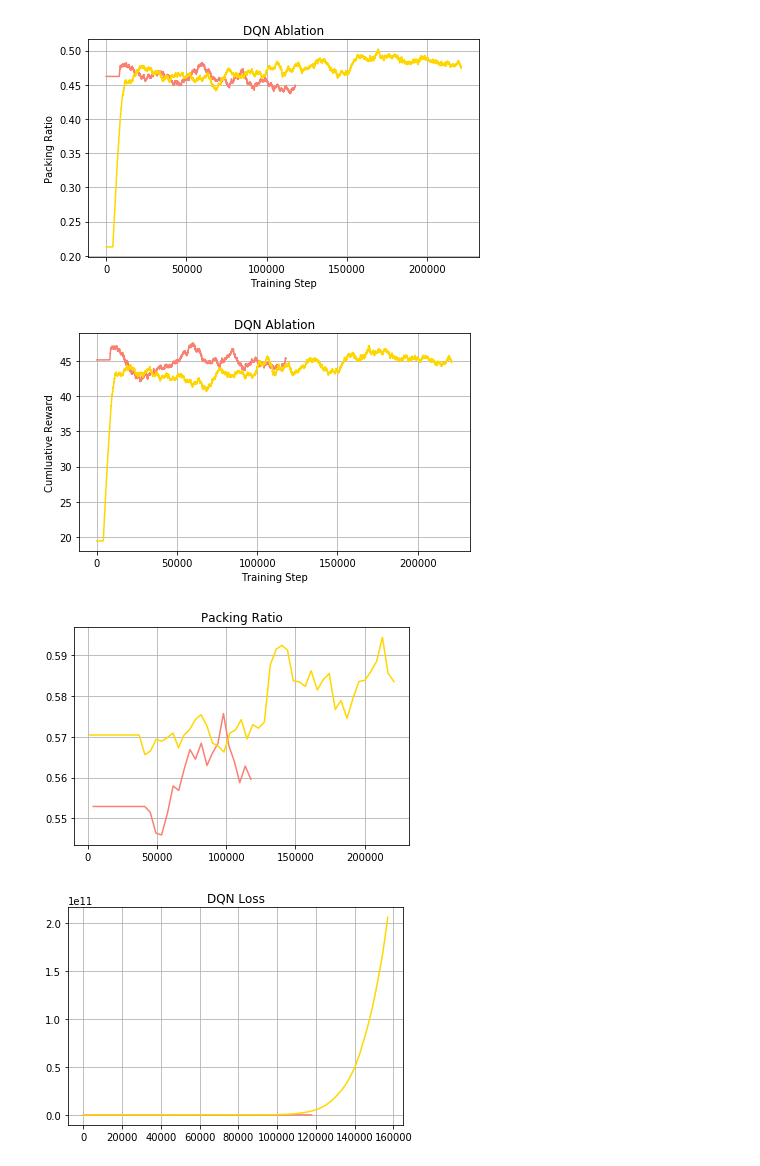
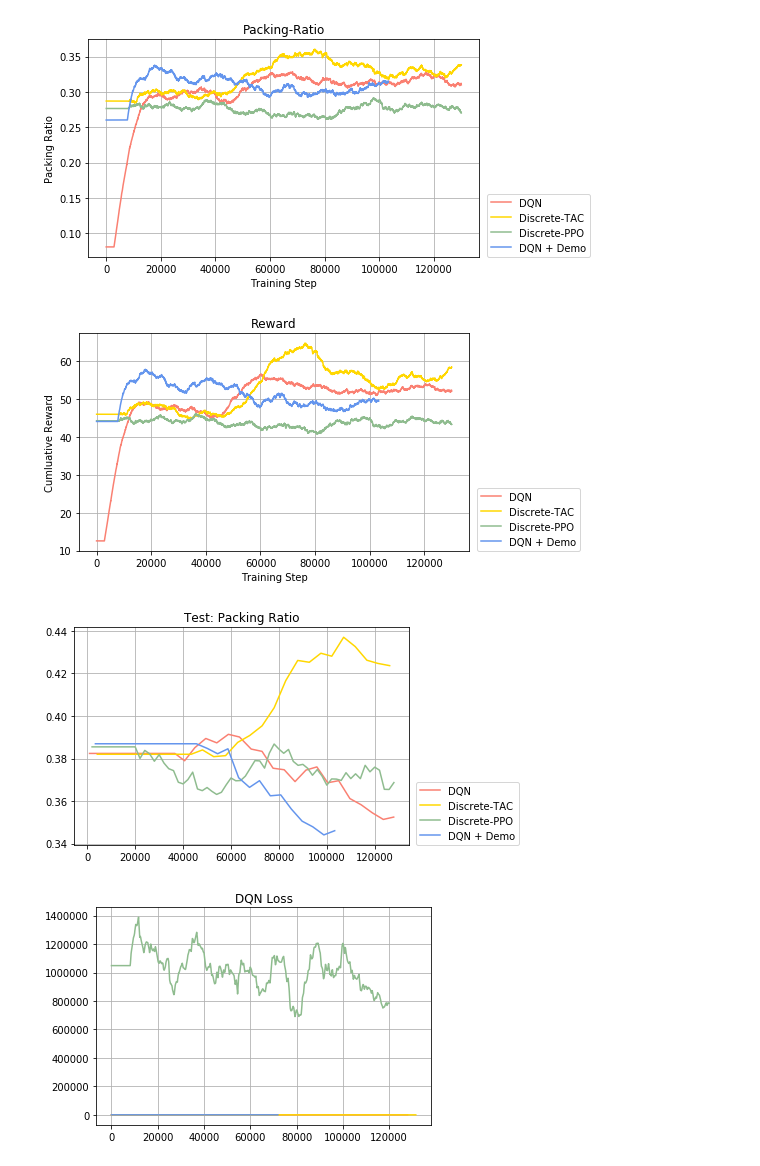
Before and after one commit to hogunkee/PalletLoading_skt, a Jupyter notebook: Results.ipynb, the cells around one changed output. Drawn from its saved outputs; the diff is of its cells as text; code cells hidden in the pictures.

```diff
--- a/Results.ipynb
+++ b/Results.ipynb
@@ -27,7 +27,7 @@ def plot_graph(x_values, y_values, color_, title_, xlabel_=None, ylabel_=None, l
     plt.grid(True)
 # %%
 result_dir = "./results/board/"
-model_list = ["DQN_1129_1719", "DQN_1130_0302"]
+model_list = ["DQN_0000", "DTAC_0000", "DPPO_0000", "DQN_1205_1026"]
 color_list = ["salmon", "gold", "darkseagreen", "cornflowerblue", "mediumorchid"]
 
 label_list = [None]*len(model_list)
@@ -38,7 +38,14 @@ label_list = [None]*len(model_list)
 #     "DQN + B-Mask",
 #     "DQN"
 #  ]
+label_list = [
+    "DQN",
+    "Discrete-TAC",
+    "Discrete-PPO",
+    "DQN + Demo"
+ ]
 
+max_len = 1.3e5
 
 plt.figure(figsize=(7,4))
 
@@ -53,14 +60,14 @@ for model_idx, model_name in enumerate(model_list):
     eplens_ = result_[1]
     cumlens_ = np.cumsum(eplens_)
 
-    max_steps = int(5e5)
+    max_steps = int(max_len)
     if cumlens_[-1] > max_steps:
         last_idx = np.sum(np.where(cumlens_<max_steps, 1, 0))
         testlens_ = testlens_[:last_idx]
         cumlens_ = cumlens_[:last_idx]
 
     plot_graph(cumlens_, testlens_, color_list[model_idx],
-               "DQN Ablation", xlabel_="Training Step", ylabel_="Packing Ratio", label_=label_list[model_idx])
+               "Packing-Ratio", xlabel_="Training Step", ylabel_="Packing Ratio", label_=label_list[model_idx])
 plt.show()
 
 
@@ -73,40 +80,40 @@ for model_idx, model_name in enumerate(model_list):
     testlens_ = result_[0]
     testlens_ = smoothing(testlens_)
 
     eplens_ = result_[1]
     cumlens_ = np.cumsum(eplens_)
 
-    max_steps = int(5e5)
+    max_steps = int(max_len)
     if cumlens_[-1] > max_steps:
         last_idx = np.sum(np.where(cumlens_<max_steps, 1, 0))
         testlens_ = testlens_[:last_idx]
         cumlens_ = cumlens_[:last_idx]
 
     plot_graph(cumlens_, testlens_, color_list[model_idx],
-               "DQN Ablation", xlabel_="Training Step", ylabel_="Cumluative Reward", label_=label_list[model_idx])
+               "Reward", xlabel_="Training Step", ylabel_="Cumluative Reward", label_=label_list[model_idx])
 plt.show()
 
 
 for model_idx, model_name in enumerate(model_list):
     result_file = result_dir + model_name + ".npy"
     result_ = np.load(result_file, allow_pickle=True)
 
     testlens_ = result_[5]
     testlens_ = smoothing(testlens_, 10)
     eplens_ = np.array(result_[6])
 
-    max_steps = int(5e5)
+    max_steps = int(max_len)
     if eplens_[-1] > max_steps:
         last_idx = np.sum(np.where(eplens_<max_steps, 1, 0))
         testlens_ = testlens_[:last_idx]
         eplens_ = eplens_[:last_idx]
 
-    plot_graph(eplens_, testlens_, color_list[model_idx], "Packing Ratio", label_=label_list[model_idx])
+    plot_graph(eplens_, testlens_, color_list[model_idx], "Test: Packing Ratio", label_=label_list[model_idx])
 plt.show()
 # %% [output]
-[figure, old version]
+[figure, new version]
-[figure, old version]
+[figure, new version]
-[figure, old version]
+[figure, new version]
 # %%
 plt.figure(figsize=(6,4))
 
@@ -120,7 +127,7 @@ for model_idx, model_name in enumerate(model_list):
     eplens_ = result_[1]
     cumlens_ = np.cumsum(eplens_)
 
-    max_steps = int(5e5)
+    max_steps = int(max_len)
     if cumlens_[-1] > max_steps:
         last_idx = np.sum(np.where(cumlens_<max_steps, 1, 0))
         losses_ = losses_[:last_idx]
@@ -133,4 +140,4 @@ for model_idx, model_name in enumerate(model_list):
 
 plt.show()
 # %% [output]
-[figure, old version]
+[figure, new version]
```
Also changed, not shown: 33 other files.
